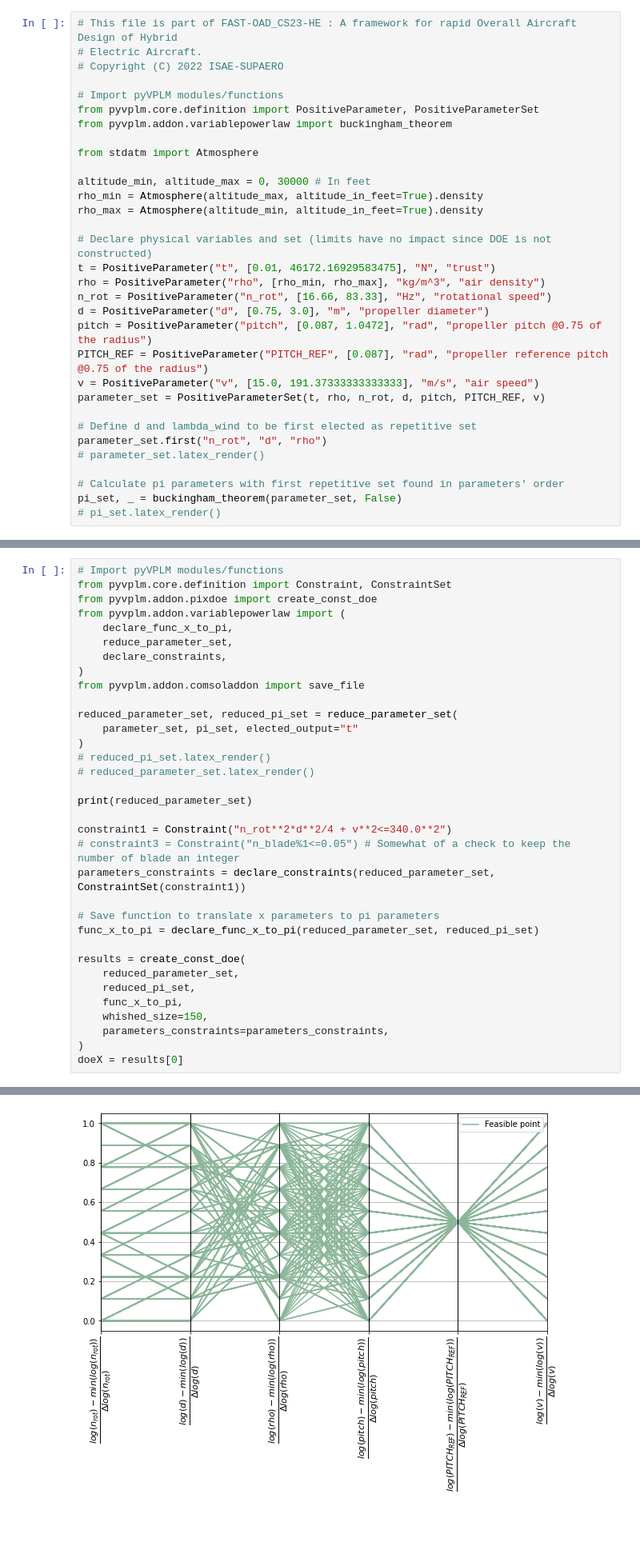
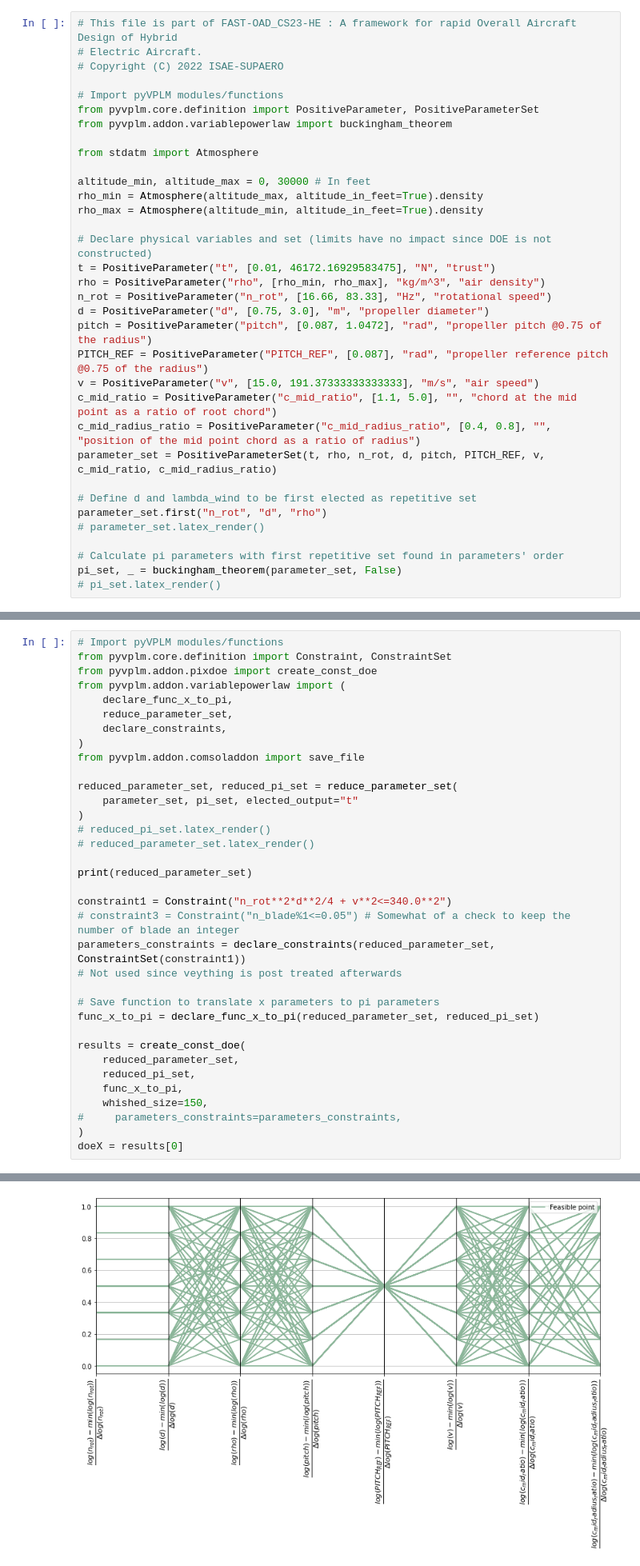
Before and after one commit to florentLutz/FAST-OAD-CS23-HE, a Jupyter notebook: src/fastga_he/models/propulsion/components/propulsor/propeller/unit_tests/d_var_prop_vplm.ipynb, the cells around one changed output, grey strips where cells are left out. Shown at 80% size. Cells and saved outputs as stored; diff of their text form; blank space fills up the shorter version.

```diff
--- a/src/fastga_he/models/propulsion/components/propulsor/propeller/unit_tests/d_var_prop_vplm.ipynb
+++ b/src/fastga_he/models/propulsion/components/propulsor/propeller/unit_tests/d_var_prop_vplm.ipynb
@@ -25,7 +25,9 @@ d = PositiveParameter("d", [0.75, 3.0], "m", "propeller diameter")
 pitch = PositiveParameter("pitch", [0.087, 1.0472], "rad", "propeller pitch @0.75 of the radius")
 PITCH_REF = PositiveParameter("PITCH_REF", [0.087], "rad", "propeller reference pitch @0.75 of the radius")
 v = PositiveParameter("v", [15.0, 191.37333333333333], "m/s", "air speed")
-parameter_set = PositiveParameterSet(t, rho, n_rot, d, pitch, PITCH_REF, v)
+c_mid_ratio = PositiveParameter("c_mid_ratio", [1.1, 5.0], "", "chord at the mid point as a ratio of root chord")
+c_mid_radius_ratio = PositiveParameter("c_mid_radius_ratio", [0.4, 0.8], "", "position of the mid point chord as a ratio of radius")
+parameter_set = PositiveParameterSet(t, rho, n_rot, d, pitch, PITCH_REF, v, c_mid_ratio, c_mid_radius_ratio)
 
 # Define d and lambda_wind to be first elected as repetitive set
 parameter_set.first("n_rot", "d", "rho")
@@ -58,6 +60,7 @@ print(reduced_parameter_set)
 constraint1 = Constraint("n_rot**2*d**2/4 + v**2<=340.0**2")
 # constraint3 = Constraint("n_blade%1<=0.05") # Somewhat of a check to keep the number of blade an integer
 parameters_constraints = declare_constraints(reduced_parameter_set, ConstraintSet(constraint1))
+# Not used since veything is post treated afterwards
 
 # Save function to translate x parameters to pi parameters
 func_x_to_pi = declare_func_x_to_pi(reduced_parameter_set, reduced_pi_set)
@@ -67,7 +70,7 @@ results = create_const_doe(
     reduced_pi_set,
     func_x_to_pi,
     whished_size=150,
-    parameters_constraints=parameters_constraints,
+#     parameters_constraints=parameters_constraints,
 )
 doeX = results[0]
 # %% [output]
@@ -85,4 +90,4 @@ Set reduction factor (from feasible to optimal) is 99.81%
-[figure, old version]
+[figure, new version]
 # %%
 import numpy as np
 import copy
```
Also changed, not shown: parts of 13 cells of this notebook, 4 other files.
